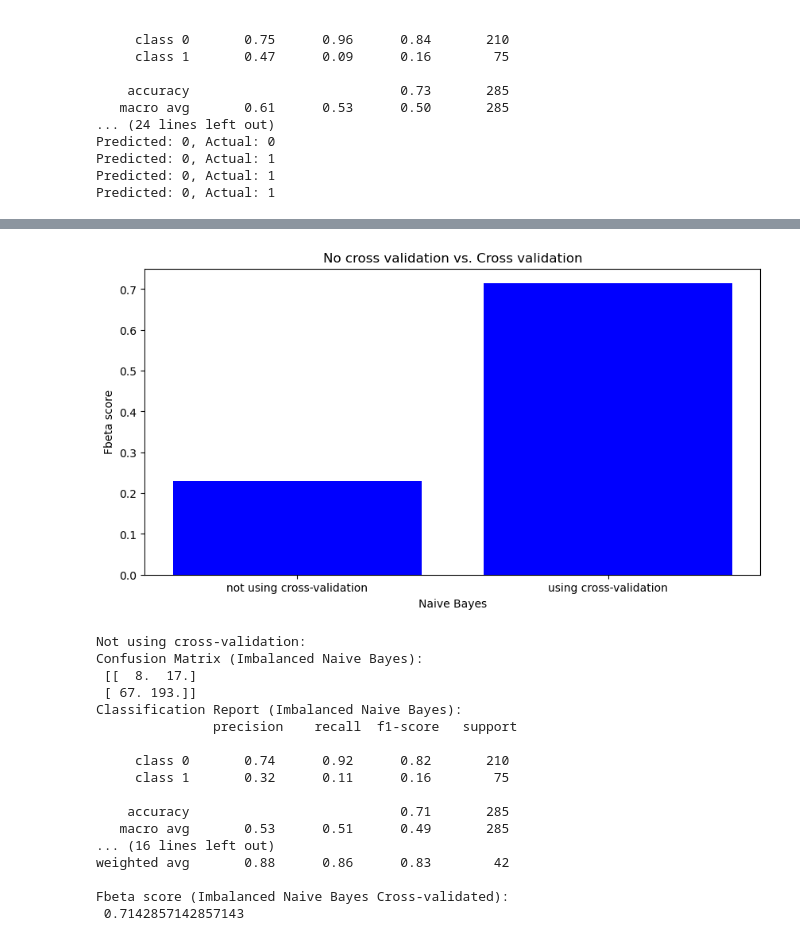
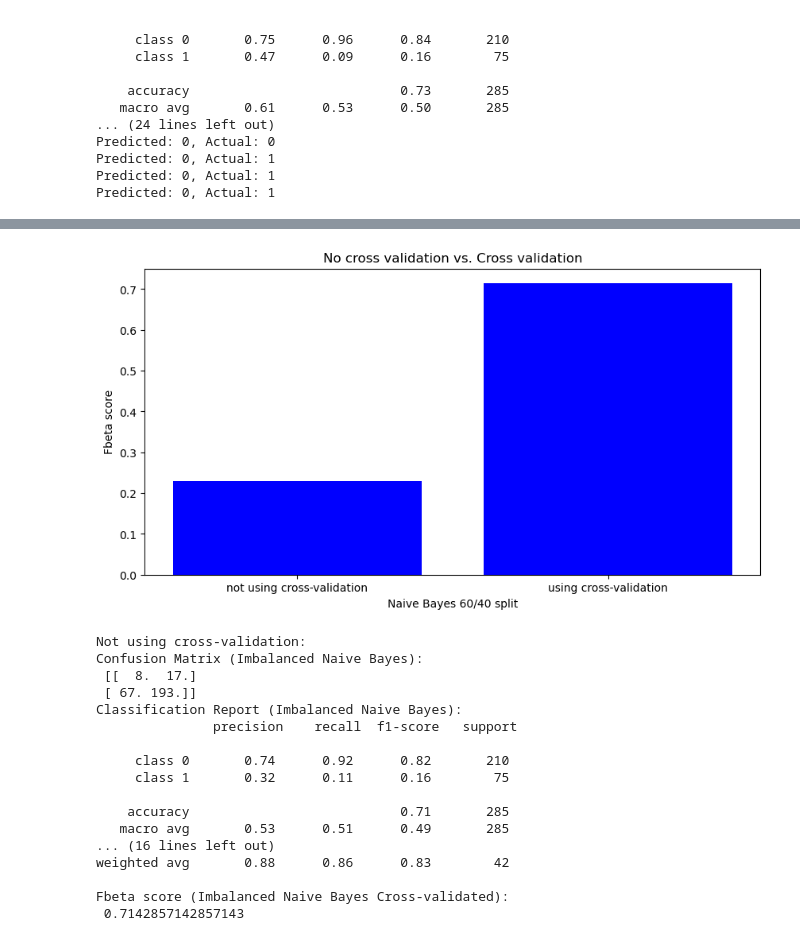
Before and after one commit to Nuraly1503/Data-Analytics, a Jupyter notebook: DA03/3-1.ipynb, the cells around one changed output, grey strips where cells are left out. Saved outputs shown, nothing was run; the diff lists cells and outputs as text; code cells hidden in the pictures.

```diff
--- a/DA03/3-1.ipynb
+++ b/DA03/3-1.ipynb
@@ -771,26 +762,26 @@ Fold 9:
 # %%
 fbeta_comparison_fold = [fbeta_score_naive_imbalance, fbeta_scores_fold[8]]
 labels = ["not using cross-validation", "using cross-validation"]
 
 plt.figure(figsize=(10,5))
 plt.bar(labels, fbeta_comparison_fold, color='blue')
 
 plt.title('No cross validation vs. Cross validation')
-plt.xlabel('Naive Bayes')
+plt.xlabel('Naive Bayes 60/40 split')
 plt.ylabel('Fbeta score')
 plt.show()
 
 print("Not using cross-validation: ")
 print("Confusion Matrix (Imbalanced Naive Bayes):\n", confusion_naive_imbalance)
 print("Classification Report (Imbalanced Naive Bayes):\n", comparison_classification_report)
 print("Fbeta score (Imbalanced Naive Bayes):\n", fbeta_score_naive_imbalance)
 
 print("Using cross-validation: ")
 print("Confusion Matrix (Imbalanced Naive Bayes Cross-validated):\n", confusion_scores_fold[8])
 print("Classification Report (Imbalanced Naive Bayes Cross-validated):\n", classification_reports_fold[8])
 print("Fbeta score (Imbalanced Naive Bayes Cross-validated):\n", fbeta_scores_fold[8])
 # %% [output]
-[figure, old version]
+[figure, new version]
 Not using cross-validation:
 Confusion Matrix (Imbalanced Naive Bayes):
  [[  8.  17.]
```
Also changed, not shown: parts of 6 cells of this notebook.
